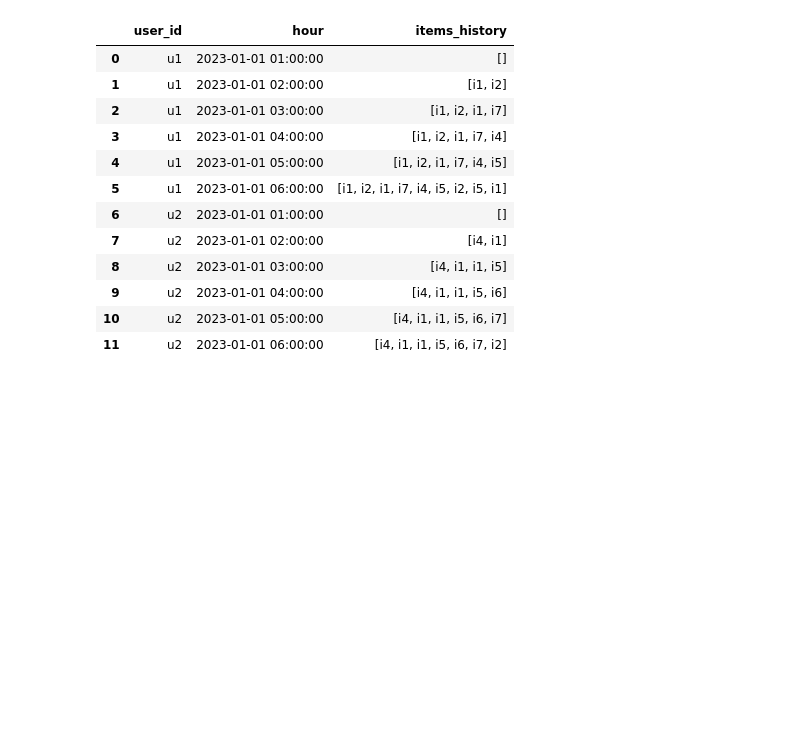
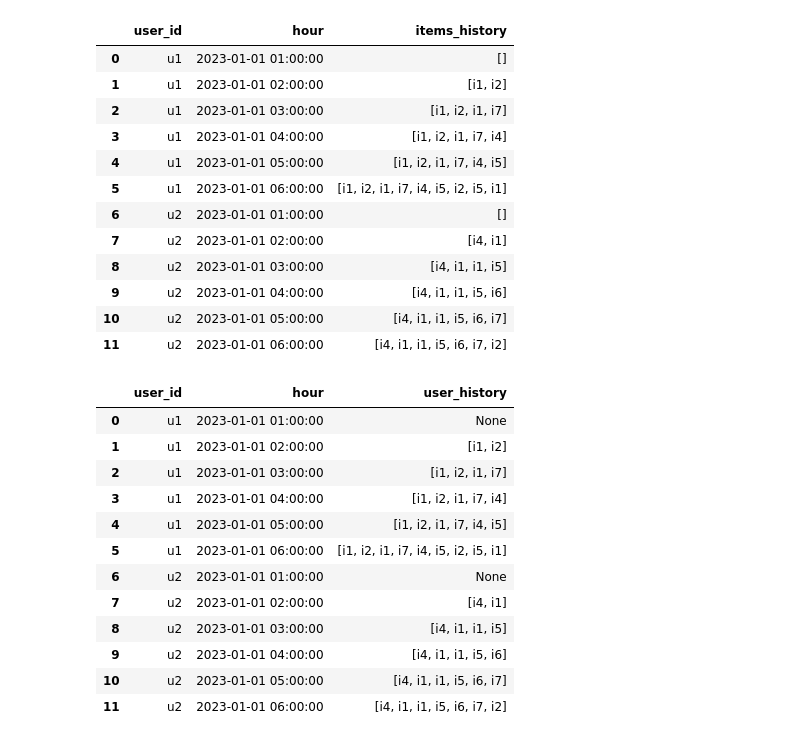
Before and after one commit to andreitsev/colab_examples, a Jupyter notebook: pyspark_example.ipynb, the cells around one changed output. Saved outputs shown, nothing was run; the diff lists cells and outputs as text; code cells hidden in the pictures; blank space fills up the shorter version.

Commit message:
added alternative approach to compute user history

```diff
--- a/pyspark_example.ipynb
+++ b/pyspark_example.ipynb
@@ -978,0 +981,79 @@ tmp_joined.toPandas()
+# %%
+tmp = (
+    tmp_sdf
+    .select(
+        'user_id',
+        'timestamp',
+        'item_id'
+    )
+    .alias('tmp1')
+    # just joining logs by user and by timestamp_left >= timestamp_right
+    .join(
+        tmp_sdf
+        .select(
+            'user_id',
+            'timestamp',
+            'item_id'
+        )
+        .alias('tmp2'),
+        on=(
+            (F.col('tmp1.user_id') == F.col('tmp2.user_id'))
+            # the >= is important!
+            & (F.col('tmp1.timestamp') >= F.col('tmp2.timestamp'))
+        ),
+        how='left'
+    )
+    # forming user history list
+    .groupBy(
+        F.col('tmp1.user_id').alias('user_id'),
+        F.col('tmp1.timestamp').alias('timestamp'),
+    )
+    .agg(
+        F.collect_list(F.col('tmp2.item_id')).alias('user_history')
+    )
+    .select(
+        F.col('user_id'),
+        F.col('timestamp'),
+        F.col('user_history'),
+    )
+    # now we'll truncate user history to an hour
+    .withColumn('hour', F.date_trunc('hour', F.col('timestamp')))
+    .withColumn(
+        'rn',
+        F.row_number().over(
+            W.partitionBy(F.col('user_id'), F.col('hour'))
+            .orderBy(F.col('timestamp').desc())
+        )
+    )
+    .filter(F.col('rn') == 1)
+    .withColumn(
+        'user_history_lag',
+        F.lag(F.col('user_history')).over(
+            W.partitionBy(F.col('user_id')).orderBy(F.col('timestamp').asc())
+        )
+    )
+    .select(
+        'user_id',
+        'hour',
+        F.col('user_history_lag').alias('user_history'),
+    )
+    .orderBy(
+        F.col('user_id'),
+        F.col('hour').asc()
+    )
+)
+tmp.limit(50).toPandas()
+# %% [output]
+|  | user_id | hour | user_history |
+| 0 | u1 | 2023-01-01 01:00:00 | None |
+| 1 | u1 | 2023-01-01 02:00:00 | [i1, i2] |
+| 2 | u1 | 2023-01-01 03:00:00 | [i1, i2, i1, i7] |
+| 3 | u1 | 2023-01-01 04:00:00 | [i1, i2, i1, i7, i4] |
+| 4 | u1 | 2023-01-01 05:00:00 | [i1, i2, i1, i7, i4, i5] |
+| 5 | u1 | 2023-01-01 06:00:00 | [i1, i2, i1, i7, i4, i5, i2, i5, i1] |
+| 6 | u2 | 2023-01-01 01:00:00 | None |
+| 7 | u2 | 2023-01-01 02:00:00 | [i4, i1] |
+| 8 | u2 | 2023-01-01 03:00:00 | [i4, i1, i1, i5] |
+| 9 | u2 | 2023-01-01 04:00:00 | [i4, i1, i1, i5, i6] |
+| 10 | u2 | 2023-01-01 05:00:00 | [i4, i1, i1, i5, i6, i7] |
+| 11 | u2 | 2023-01-01 06:00:00 | [i4, i1, i1, i5, i6, i7, i2] |
```
Also changed, not shown: parts of 5 cells of this notebook.
